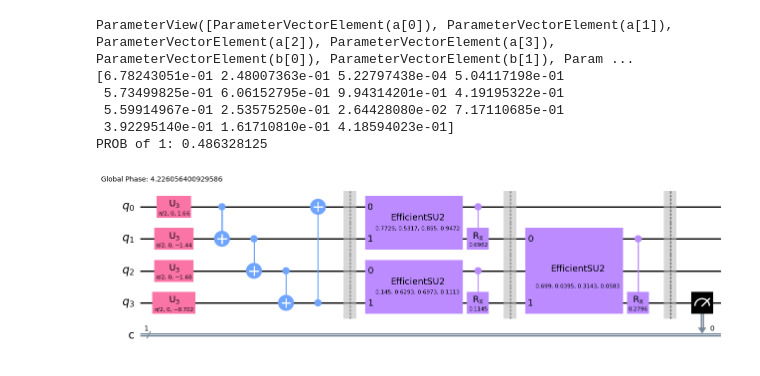
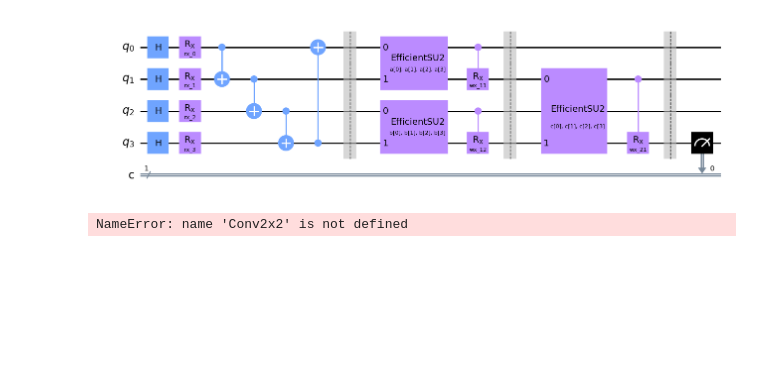
Before and after one commit to plutoniumm/plasma, a Jupyter notebook: notebooks/QCNN.ipynb, the cells around one changed output. Saved outputs shown, nothing was run; the diff lists cells and outputs as text; code cells hidden in the pictures; blank space fills up the shorter version.

```diff
--- a/notebooks/QCNN.ipynb
+++ b/notebooks/QCNN.ipynb
@@ -51,31 +185,30 @@ backend = qiskit.Aer.get_backend('aer_simulator')
 # %%
-def Conv2x2(inputs):
-    params = [Q.Parameter(f"rx_{i}") for i in range(0,3)]
-    all_q = [i for i in range(qubits)]
+params = [Q.Parameter(f"rx_{i}") for i in range(0,qubits)]
+all_q = [i for i in range(qubits)]
+qc = Q.QuantumCircuit(qubits, 1)
 
-    qc = Q.QuantumCircuit(qubits, 1)
+qc.h(all_q)
+for i in all_q:
+    qc.rx(params[i], i);
+for i in all_q:
+    qc.cx(i,(i+1)%4)
 
-    qc.h(all_q)
-    for i in all_q:
-        qc.rx(inputs[i], i);
-    for i in all_q:
-        qc.cx(i,(i+1)%4)
+qc.barrier()
+qc.compose(ansat('a'),qubits=[0,1], inplace=True)
+qc.compose(ansat('b'),qubits=[2,3], inplace=True)
+qc.crx(Q.Parameter("wx_11"), 0,1)
+qc.crx(Q.Parameter("wx_12"), 2,3)
+qc.barrier()
 
-    qc.barrier()
-    qc.compose(ansat('a'),qubits=[0,1], inplace=True)
-    qc.compose(ansat('b'),qubits=[2,3], inplace=True)
-    qc.crx(params[0], 0,1)
-    qc.crx(params[1], 2,3)
-    qc.barrier()
+qc.compose(ansat('c'),qubits=[1,3], inplace=True)
+qc.crx(Q.Parameter("wx_21"), 1, 3)
+qc.barrier()
 
-    qc.compose(ansat('c'),qubits=[1,3], inplace=True)
-    qc.crx(params[2], 1, 3)
-    qc.barrier()
+qc.measure(3,0)
 
-    qc.measure(3,0)
-
-    print(qc.parameters)
-    return qiskit.compiler.transpile(qc, optimization_level=3)
+qc.draw('mpl')
+# %% [output]
+[figure, added]
 # %%
 inputs = np.random.randn(4).astype(np.float16)
 circ = Conv2x2(inputs)
@@ -90,10 +223,4 @@ one = result['1']/shots
 print(f"PROB of 1: {one}")
 bound.draw("mpl")
 # %% [output]
-ParameterView([ParameterVectorElement(a[0]), ParameterVectorElement(a[1]), ParameterVectorElement(a[2]), ParameterVectorElement(a[3]), ParameterVectorElement(b[0]), ParameterVectorElement(b[1]), Param ...
-[6.78243051e-01 2.48007363e-01 5.22797438e-04 5.04117198e-01
- 5.73499825e-01 6.06152795e-01 9.94314201e-01 4.19195322e-01
- 5.59914967e-01 2.53575250e-01 2.64428080e-02 7.17110685e-01
- 3.92295140e-01 1.61710810e-01 4.18594023e-01]
-PROB of 1: 0.486328125
+NameError: name 'Conv2x2' is not defined
-[figure, removed]
```
Also changed, not shown: parts of 10 cells of this notebook, 1 other file.
